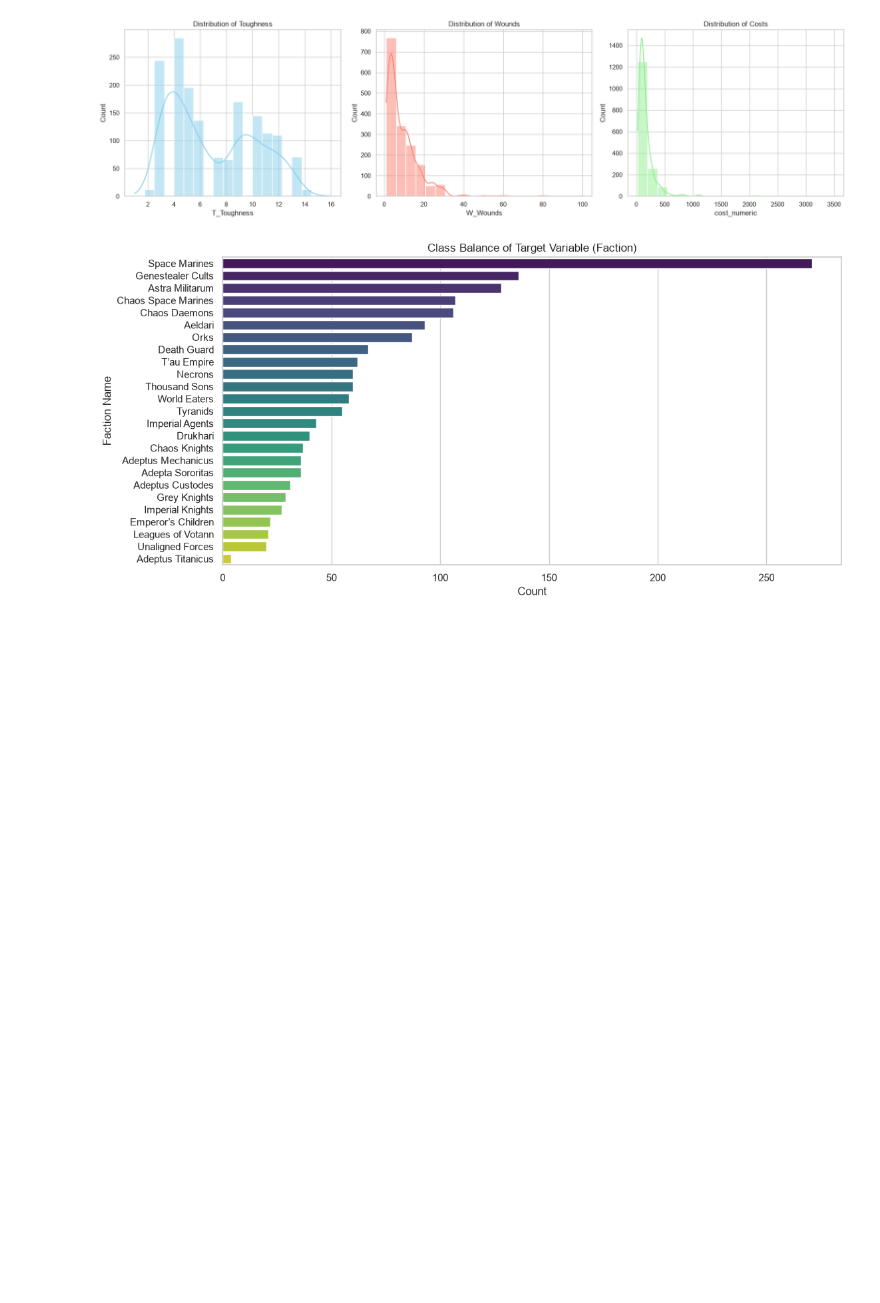
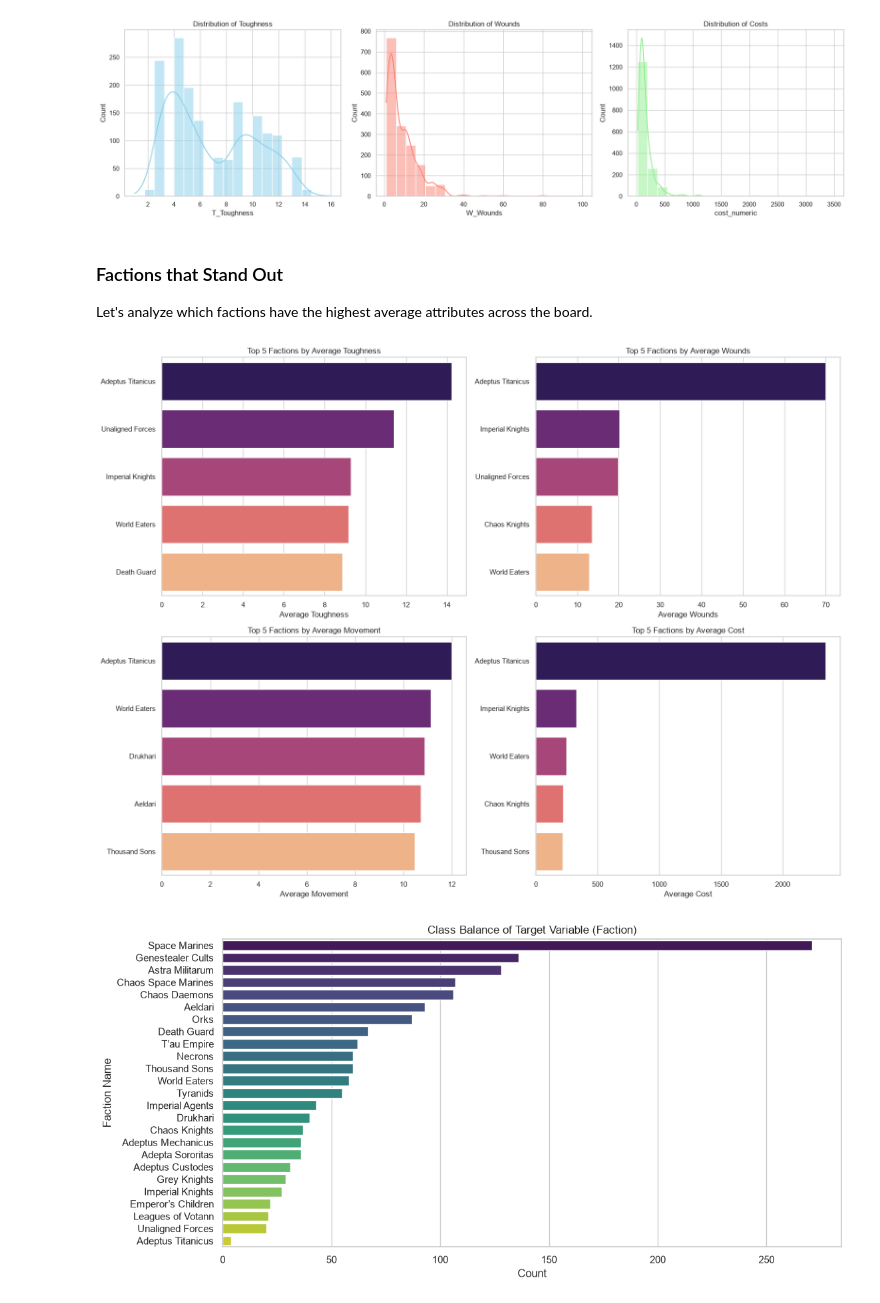
Before and after one commit to JeanJedsonn/Machine_Learning_Parte1V4, a Jupyter notebook: Warhammer40k_EDA.ipynb, the cells around one changed output. Saved outputs shown, nothing was run; the diff lists cells and outputs as text; code cells hidden in the pictures; blank space fills up the shorter version.

```diff
--- a/Warhammer40k_EDA.ipynb
+++ b/Warhammer40k_EDA.ipynb
@@ -169,6 +170,30 @@ plt.tight_layout()
 plt.show()
 # %% [output]
 [figure]
+# %% [markdown]
+### Factions that Stand Out
+Let's analyze which factions have the highest average attributes across the board.
+# %%
+# Factions that stand out in key attributes
+attributes = ['T_Toughness', 'W_Wounds', 'M_Movement', 'cost_numeric']
+titles = ['Toughness', 'Wounds', 'Movement', 'Cost']
+
+fig, axes = plt.subplots(2, 2, figsize=(16, 12))
+axes = axes.flatten()
+
+for i, attr in enumerate(attributes):
+    # Calculate average attribute per faction
+    top_factions = data.groupby('faction_name')[attr].mean().sort_values(ascending=False).head(5)
+
+    sns.barplot(x=top_factions.values, y=top_factions.index, ax=axes[i], palette="magma")
+    axes[i].set_title(f'Top 5 Factions by Average {titles[i]}')
+    axes[i].set_xlabel(f'Average {titles[i]}')
+    axes[i].set_ylabel('')
+
+plt.tight_layout()
+plt.show()
+# %% [output]
+[figure, added]
 # %%
 # Target Variable Analysis
 plt.figure(figsize=(12, 6))
```
Also changed, not shown: parts of 6 cells of this notebook, 1 other file.
